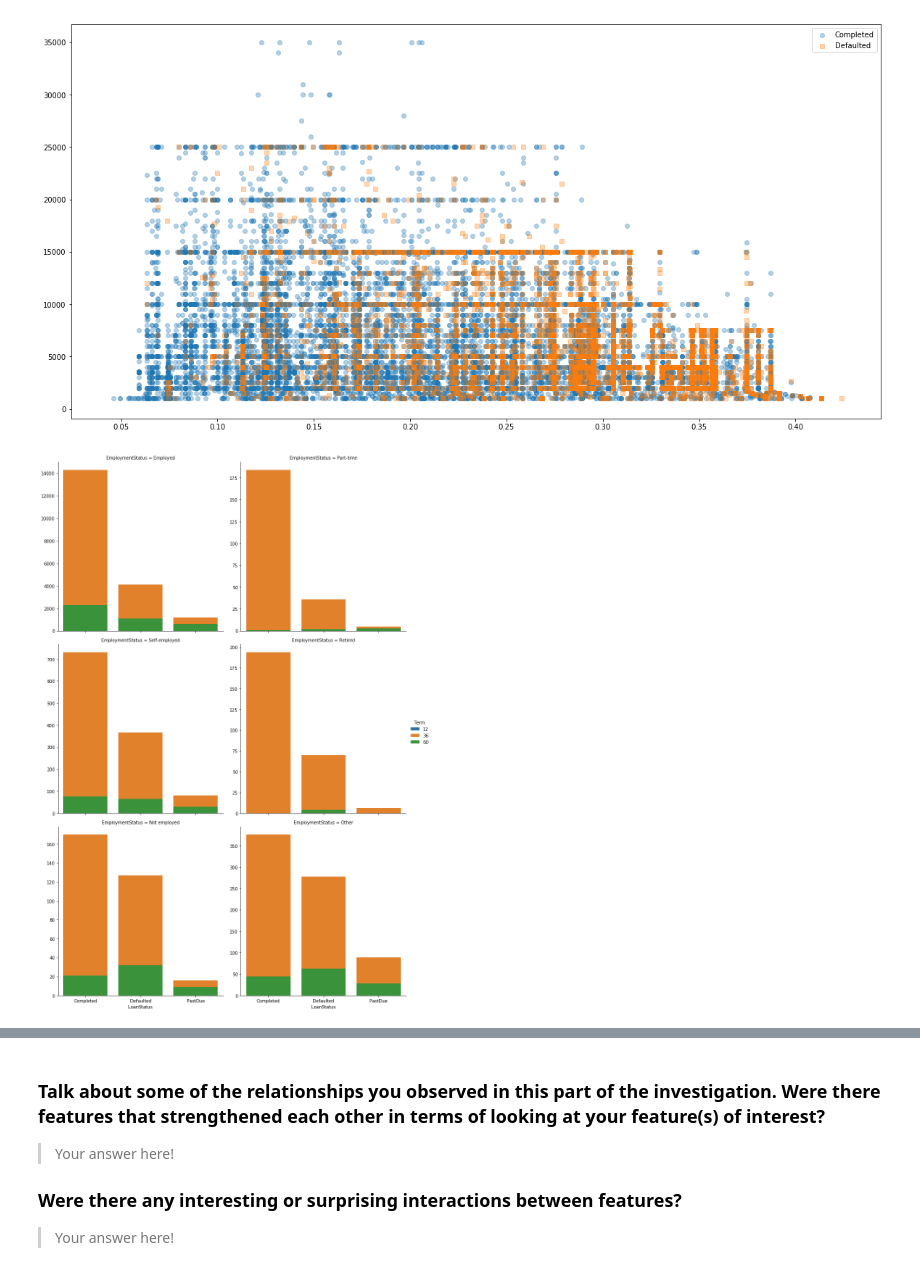
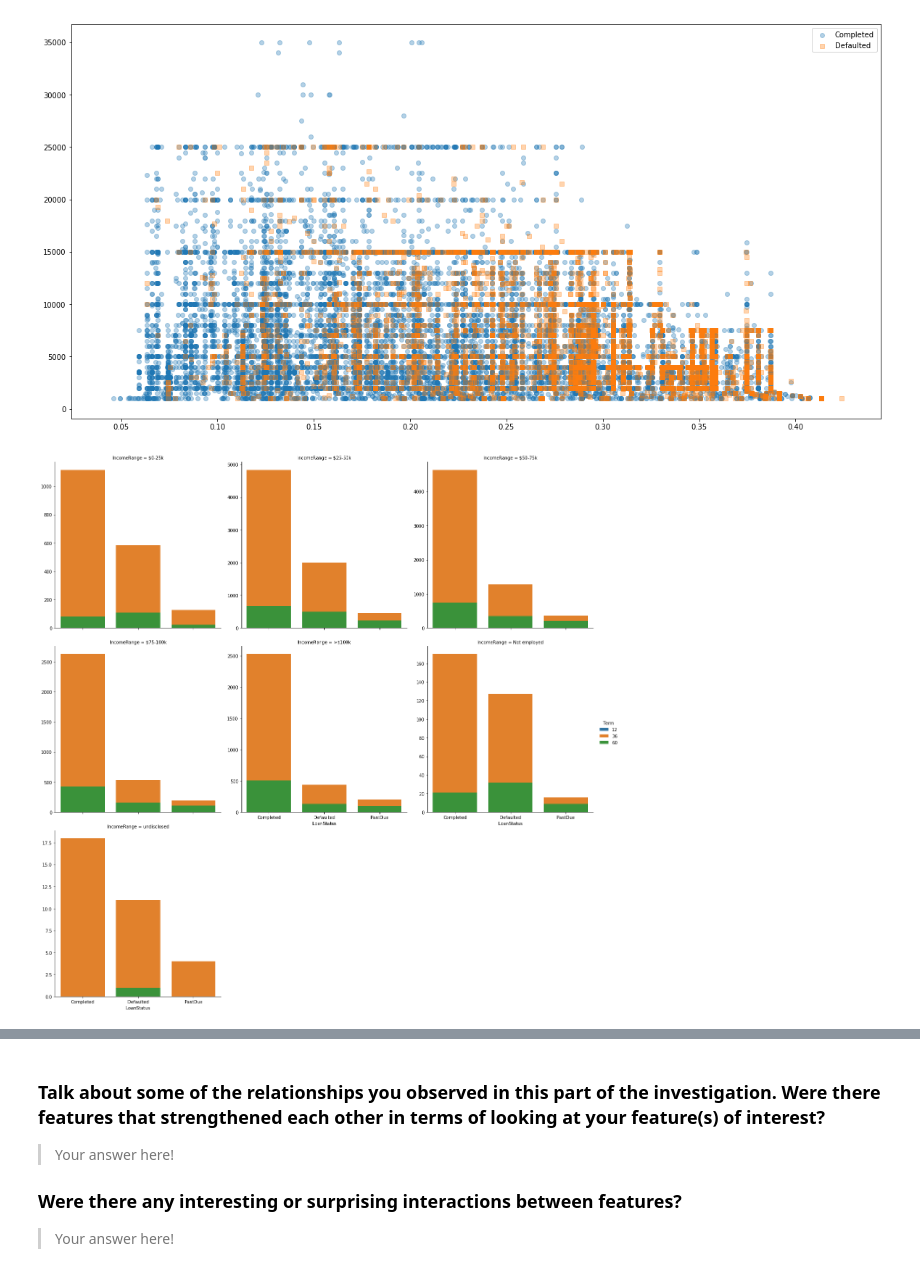
Before and after one commit to yaman-jaghbeer/Communicate-Data-Finding, a Jupyter notebook: exploration.ipynb, the cells around one changed output, grey strips where cells are left out. Saved outputs shown, nothing was run; the diff lists cells and outputs as text; code cells hidden in the pictures.

```diff
--- a/exploration.ipynb
+++ b/exploration.ipynb
@@ -241,0 +274,2 @@ Name: LoanStatus, dtype: int64
+# %%
+prosper_df['ProsperRating'] = prosper_df['ProsperRating'].astype(prosperRating_cat)
@@ -242 +295,5 @@ Name: LoanStatus, dtype: int64
+# %%
+employmentstatus_order = ['Employed','Part-time','Self-employed','Retired','Not employed','Other']
+employmentstatus_cat =  pd.api.types.CategoricalDtype(ordered=True, categories = employmentstatus_order)
+prosper_df['EmploymentStatus'] = prosper_df['EmploymentStatus'].astype(employmentstatus_cat)
 # %% [markdown]
@@ -283,7 +340,7 @@ def summary(cat_var1,cat_var2,df = prosper_df):
 def fsize(a,b):
     plt.figure(figsize=(a,b))
 # %%
-pylab.rcParams['figure.figsize'] = (10.0, 5.0) #set default figure size
+plt.rcParams['figure.figsize'] = (10.0, 5.0) #set default figure size
 # %%
 #base_color varaible will be used in several to set the color of the grapgh
 base_color = sb.color_palette()[0]
@@ -327,5 +393,0 @@ Will plot the standard aphapbital rating. Will redefine the column type as an or
-# %%
-#creating ordered categoty type for ProsperRating
-ProsperRating_classes = ['HR','E','D','C','B','A','AA']
-rating_alpha_classes =  pd.api.types.CategoricalDtype(ordered=True, categories = ProsperRating_classes)
-prosper_df['ProsperRating'] = prosper_df['ProsperRating'].astype(rating_alpha_classes)
@@ -711,13 +760,13 @@ plt.legend(['Completed','Defaulted'])
 <matplotlib.legend.Legend at 0x...>
 [figure]
 # %%
-emplyment_order = ['Employed','Part-time','Self-employed','Retired','Not employed','Other']
-g = sb.FacetGrid(data = prosper_df, col = 'EmploymentStatus',col_wrap = 2,height=6,
-                 sharey=False,col_order = emplyment_order,hue='Term')
+#Loan Status vs. Income Ranges hue: Employment Status
+g = sb.FacetGrid(data = prosper_df, col = 'IncomeRange',col_wrap = 3,height=6,
+                 sharey=False,col_order = incomeRange_order,hue='Term')
 g.map(sb.countplot, 'LoanStatus')
 g.add_legend();
 # %% [output]
-[figure, old version]
+[figure, new version]
 # %%
 prosper_df.info()
 # %% [output]
```
Also changed, not shown: parts of 99 cells of this notebook.
